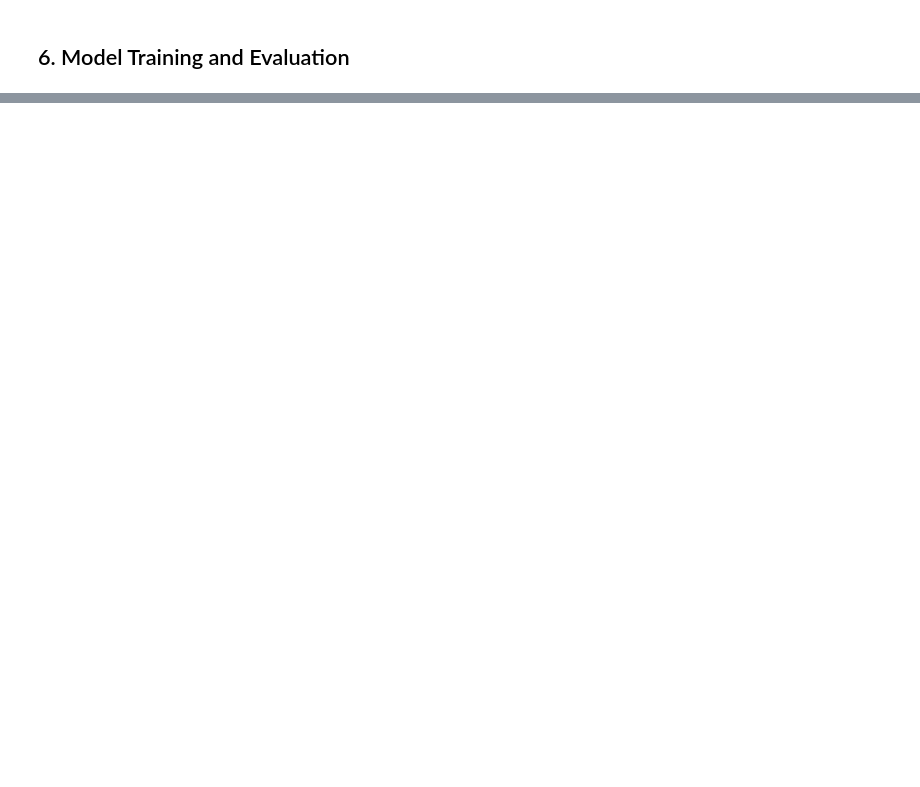
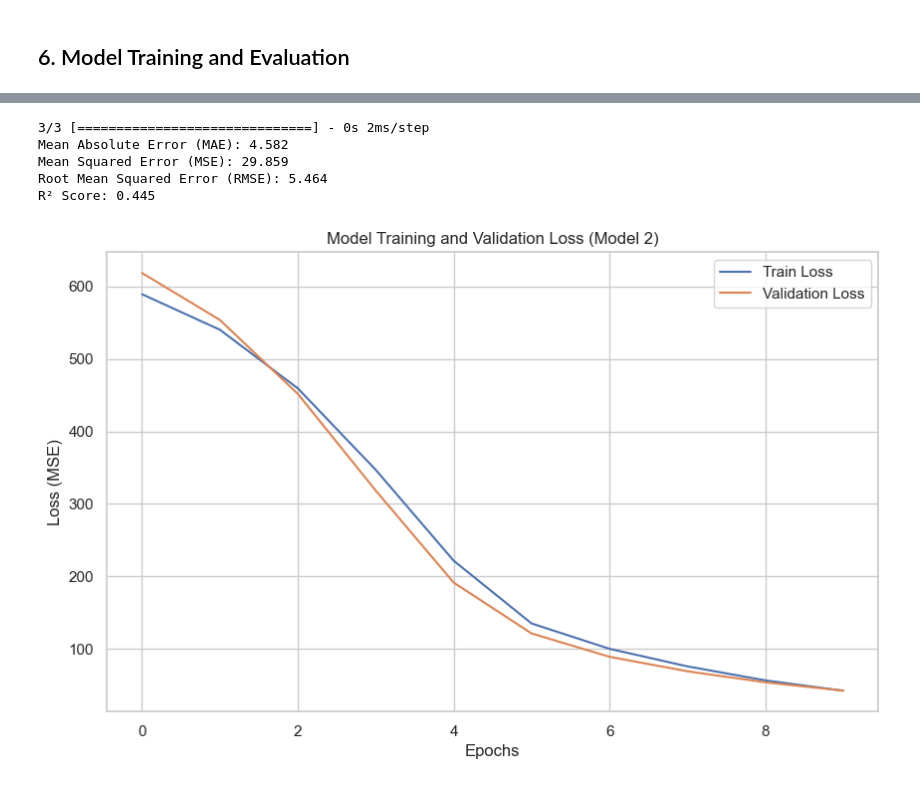
Before and after one commit to PatrykGluszekDS/TensorFlow-Projects-Showcase, a Jupyter notebook: NN-Regression/Vehicle-Fuel-Efficiency.ipynb, the cells around one changed output, grey strips where cells are left out. Drawn from its saved outputs; the diff is of its cells as text; code cells hidden in the pictures; blank space fills up the shorter version.

```diff
--- a/NN-Regression/Vehicle-Fuel-Efficiency.ipynb
+++ b/NN-Regression/Vehicle-Fuel-Efficiency.ipynb
@@ -268,0 +285,11 @@ plt.show()
+# %%
+model_2 = tf.keras.Sequential([
+    tf.keras.layers.Input(shape=(X_train_normal.shape[1],)),
+    tf.keras.layers.Dense(64, activation='relu'),
+    tf.keras.layers.Dense(32, activation='relu'),
+    tf.keras.layers.Dense(1, activation='linear')
+])
+
+model_2.compile(loss='mse', optimizer='adam', metrics=['mae'])
+
+model_2.summary()
@@ -268,0 +312,8 @@ plt.show()
+# %%
+history_2 = model_2.fit(
+    X_train_normal, y_train,
+    epochs=10,
+    batch_size=16,
+    validation_split=0.1,
+    verbose=1
+)
@@ -268,0 +341,32 @@ plt.show()
+# %%
+y_pred_2 = model_2.predict(X_test_normal).flatten()
+
+# Metrics calculations
+mae_2 = mean_absolute_error(y_test, y_pred_2)
+mse_2 = mean_squared_error(y_test, y_pred_2)
+rmse_2 = np.sqrt(mse_2)
+r2_2 = r2_score(y_test, y_pred_2)
+
+# Print results
+print(f"Mean Absolute Error (MAE): {mae_2:.3f}")
+print(f"Mean Squared Error (MSE): {mse_2:.3f}")
+print(f"Root Mean Squared Error (RMSE): {rmse_2:.3f}")
+print(f"R² Score: {r2_2:.3f}")
+# %% [output]
+3/3 [==============================] - 0s 2ms/step
+Mean Absolute Error (MAE): 4.582
+Mean Squared Error (MSE): 29.859
+Root Mean Squared Error (RMSE): 5.464
+R² Score: 0.445
+# %%
+# Plot training & validation loss
+plt.figure(figsize=(10, 6))
+plt.plot(history_2.history['loss'], label='Train Loss')
+plt.plot(history_2.history['val_loss'], label='Validation Loss')
+plt.xlabel('Epochs')
+plt.ylabel('Loss (MSE)')
+plt.title('Model Training and Validation Loss (Model 2)')
+plt.legend()
+plt.show()
+# %% [output]
+[figure, added]
```
Also changed, not shown: parts of 27 cells of this notebook.
